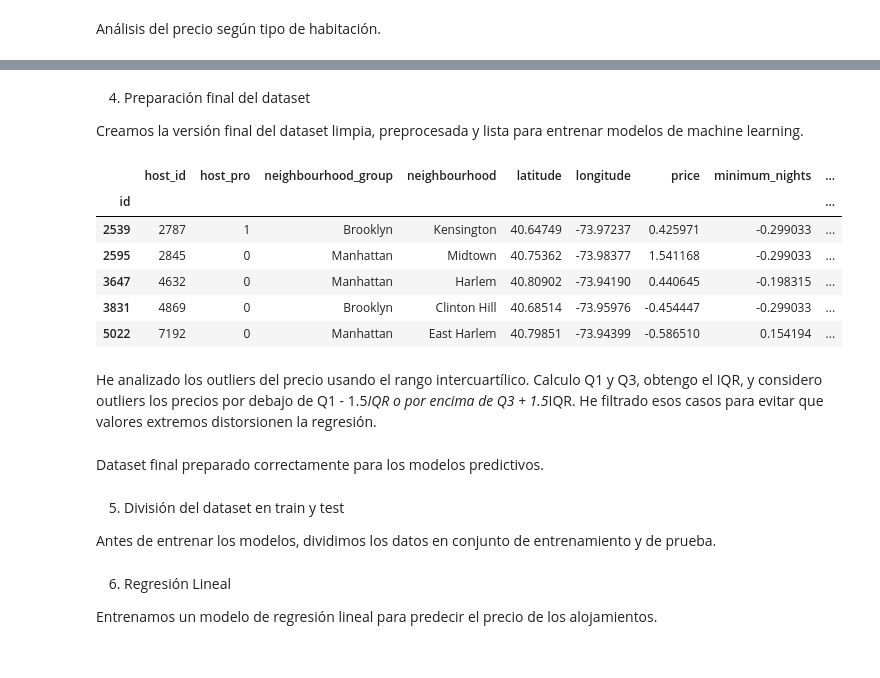
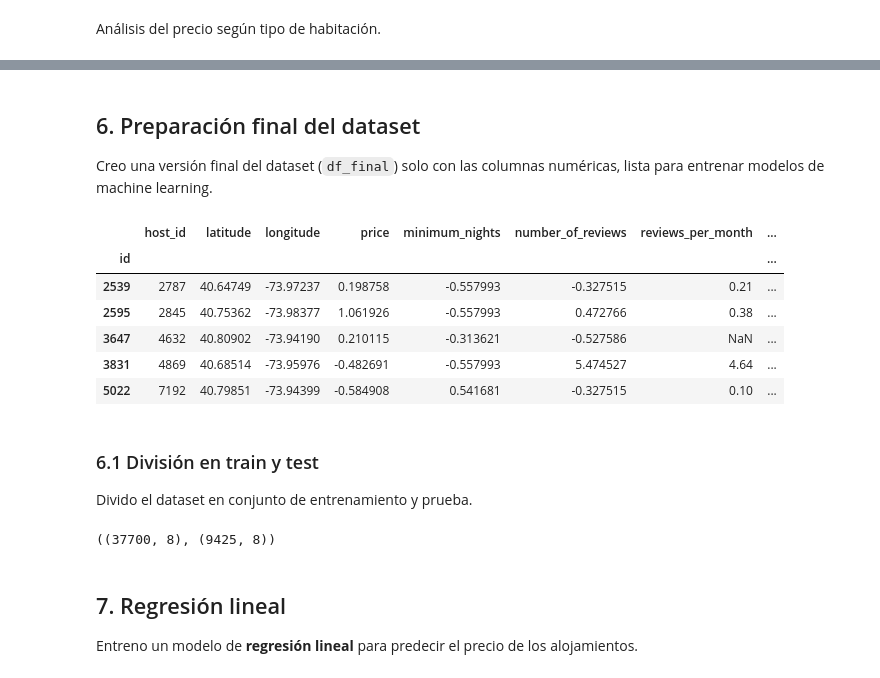
Before and after one commit to 4GeeksAcademy/dori1888-intro-ml, a Jupyter notebook: src/00-eda.ipynb, the cells around one changed output, grey strips where cells are left out. Drawn from its saved outputs; the diff is of its cells as text; code cells hidden in the pictures.

```diff
--- a/src/00-eda.ipynb
+++ b/src/00-eda.ipynb
@@ -212,3 +455,0 @@ Por ejemplo, room_type_Private room vale 1 si la habitación es privada y 0 en c
-# %%
-
-df['reviews_per_month'].fillna(0, inplace=True)
@@ -228,10 +455,0 @@ Eliminamos valores atípicos basándonos en el rango intercuartílico.
-# %%
-### He analizado los outliers del precio usando el rango intercuartílico
-Q1 = df['price'].quantile(0.25)
-Q3 = df['price'].quantile(0.75)
-IQR = Q3 - Q1
-
-lim_inf = Q1 - 1.5 * IQR
-lim_sup = Q3 + 1.5 * IQR
-
-df = df[(df['price'] >= lim_inf) & (df['price'] <= lim_sup)]
@@ -244,9 +455,0 @@ Creamos una columna que indique si un host administra tres o más propiedades.
-# %%
-pisos = df['host_id'].value_counts()
-indicator1 = df['host_id'].map(pisos >= 3).astype(int)
-
-posicion = df.columns.get_loc('host_id')
-df.insert(posicion + 1, 'host_pro', indicator1)
-
-### host_pro es una variable nueva que he creado para identificar si un anfitrión es profesional…”
-# Vale 1 si tiene 3 o más propiedades, 0 si tiene menos.
@@ -283,7 +455,0 @@ El escalado permite que todas las variables tengan una magnitud similar, algo ú
-# %%
-from sklearn.preprocessing import StandardScaler
-
-scaler = StandardScaler()
-df[['price', 'minimum_nights', 'number_of_reviews']] = scaler.fit_transform(
-    df[['price', 'minimum_nights', 'number_of_reviews']]
-)
@@ -323,39 +491,34 @@ plt.show()
 # %% [markdown]
-4. Preparación final del dataset
+## 6. Preparación final del dataset
 
-Creamos la versión final del dataset limpia, preprocesada y lista para entrenar modelos de machine learning.
+Creo una versión final del dataset (`df_final`) solo con las columnas numéricas, lista para entrenar modelos de machine learning.
 # %%
-df_final = df.copy()
+df_final = df.select_dtypes(include=["int64", "float64"])
 df_final.head()
 # %% [output]
-|  | host_id | host_pro | neighbourhood_group | neighbourhood | latitude | longitude | price | minimum_nights | ... |
-| id |  |  |  |  |  |  |  |  | ... |
-| 2539 | 2787 | 1 | Brooklyn | Kensington | 40.64749 | -73.97237 | 0.425971 | -0.299033 | ... |
-| 2595 | 2845 | 0 | Manhattan | Midtown | 40.75362 | -73.98377 | 1.541168 | -0.299033 | ... |
-| 3647 | 4632 | 0 | Manhattan | Harlem | 40.80902 | -73.94190 | 0.440645 | -0.198315 | ... |
-| 3831 | 4869 | 0 | Brooklyn | Clinton Hill | 40.68514 | -73.95976 | -0.454447 | -0.299033 | ... |
-| 5022 | 7192 | 0 | Manhattan | East Harlem | 40.79851 | -73.94399 | -0.586510 | 0.154194 | ... |
+|  | host_id | latitude | longitude | price | minimum_nights | number_of_reviews | reviews_per_month | ... |
+| id |  |  |  |  |  |  |  | ... |
+| 2539 | 2787 | 40.64749 | -73.97237 | 0.198758 | -0.557993 | -0.327515 | 0.21 | ... |
+| 2595 | 2845 | 40.75362 | -73.98377 | 1.061926 | -0.557993 | 0.472766 | 0.38 | ... |
+| 3647 | 4632 | 40.80902 | -73.94190 | 0.210115 | -0.313621 | -0.527586 | NaN | ... |
+| 3831 | 4869 | 40.68514 | -73.95976 | -0.482691 | -0.557993 | 5.474527 | 4.64 | ... |
+| 5022 | 7192 | 40.79851 | -73.94399 | -0.584908 | 0.541681 | -0.327515 | 0.10 | ... |
-# %% [markdown]
-He analizado los outliers del precio usando el rango intercuartílico.
-Calculo Q1 y Q3, obtengo el IQR, y considero outliers los precios por debajo de Q1 - 1.5*IQR o por encima de Q3 + 1.5*IQR. He filtrado esos casos para evitar que valores extremos distorsionen la regresión.
-# %% [markdown]
-Dataset final preparado correctamente para los modelos predictivos.
 # %% [markdown]
-5. División del dataset en train y test
+### 6.1 División en train y test
 
-Antes de entrenar los modelos, dividimos los datos en conjunto de entrenamiento y de prueba.
+Divido el dataset en conjunto de entrenamiento y prueba.
 # %%
-from sklearn.model_selection import train_test_split
+X = df_final.drop("price", axis=1)
+y = df_final["price"]
 
-# Seleccionamos X e y
-X = df_final.drop('price', axis=1)
-y = df_final['price']
-
-# División del dataset
 X_train, X_test, y_train, y_test = train_test_split(
     X, y, test_size=0.2, random_state=42
 )
+
+X_train.shape, X_test.shape
+# %% [output]
+((37700, 8), (9425, 8))
 # %% [markdown]
-6. Regresión Lineal
+## 7. Regresión lineal
 
-Entrenamos un modelo de regresión lineal para predecir el precio de los alojamientos.
+Entreno un modelo de **regresión lineal** para predecir el precio de los alojamientos.
```
Also changed, not shown: parts of 83 cells of this notebook, 1 other file.
